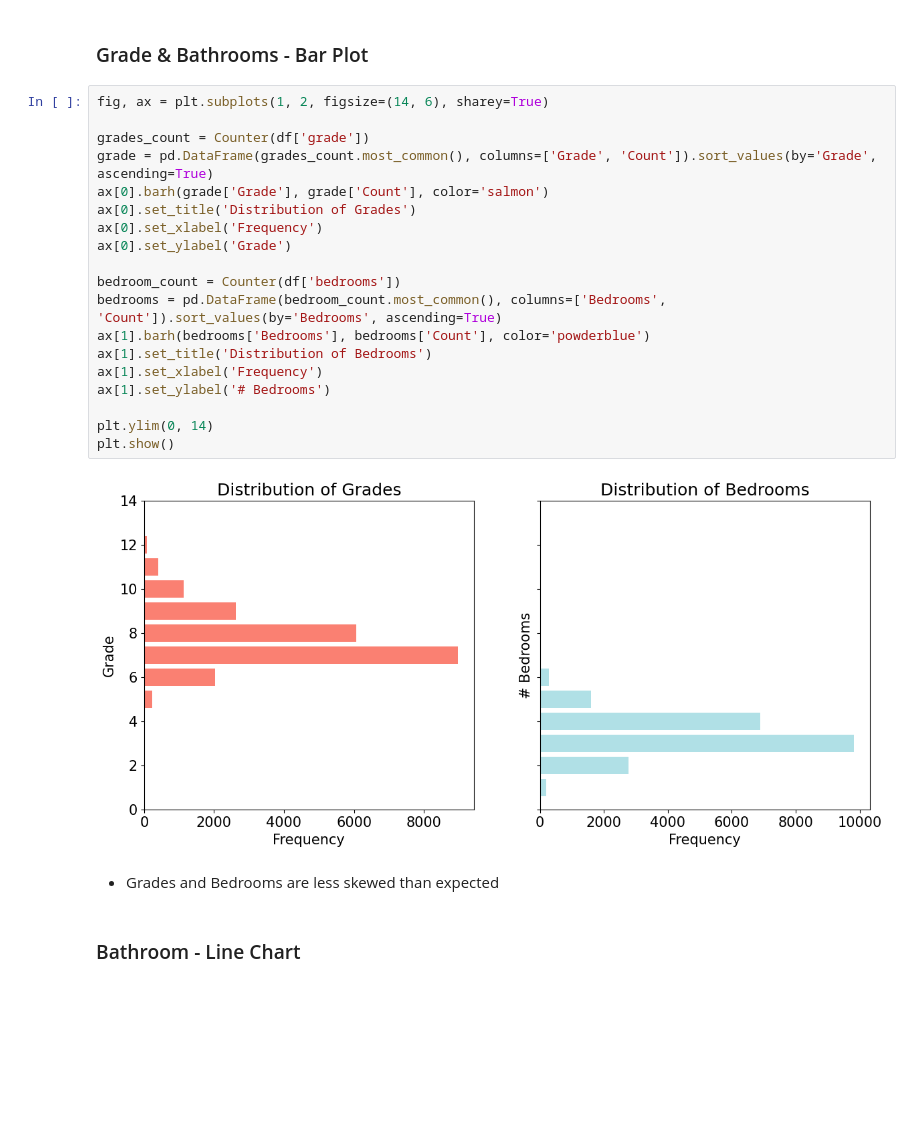
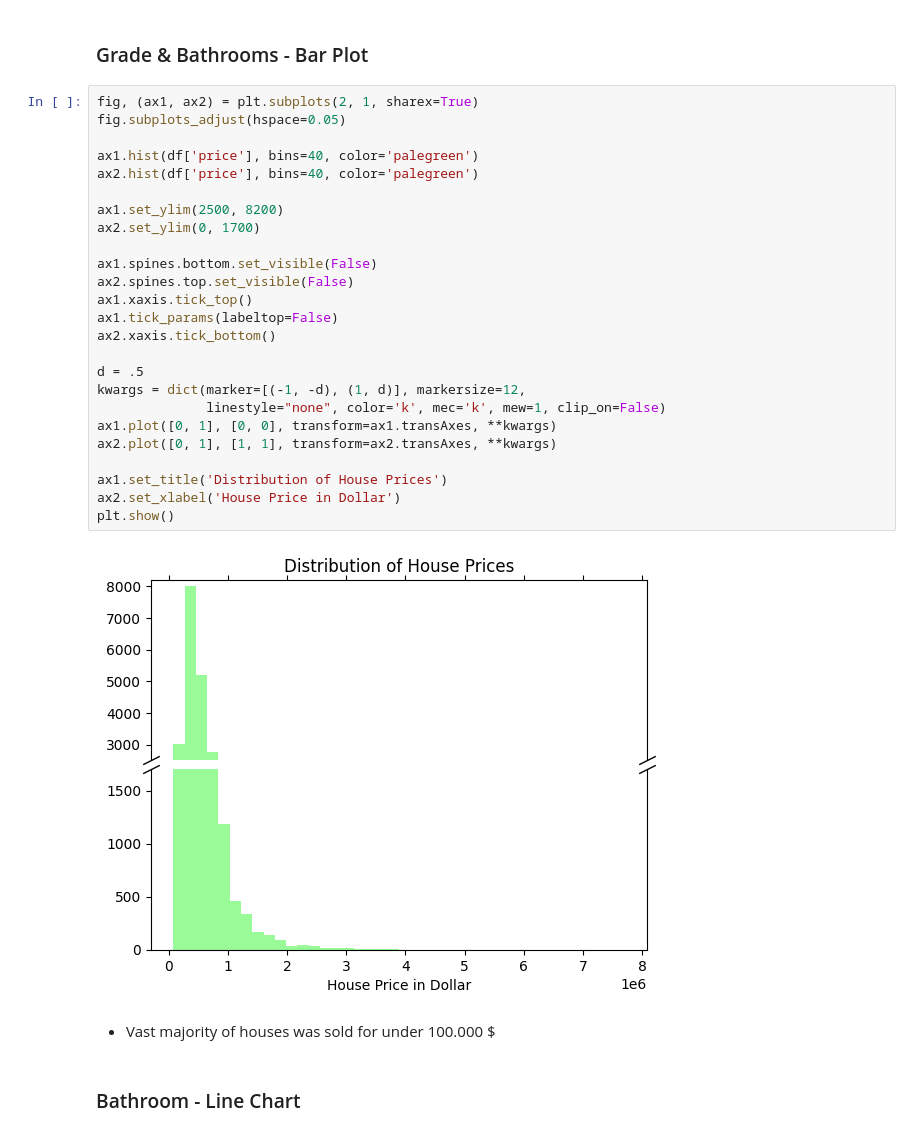
Before and after one commit to simonroebers/House_Sale_Prices, a Jupyter notebook: 1_EDA.ipynb, the cells around one changed output. Cells and saved outputs as stored; diff of their text form; blank space fills up the shorter version.

```diff
--- a/1_EDA.ipynb
+++ b/1_EDA.ipynb
@@ -200,28 +204,34 @@ plt.show()
 # %% [markdown]
 ### Grade & Bathrooms - Bar Plot
-# %%
-fig, ax = plt.subplots(1, 2, figsize=(14, 6), sharey=True)
-
-grades_count = Counter(df['grade'])
-grade = pd.DataFrame(grades_count.most_common(), columns=['Grade', 'Count']).sort_values(by='Grade', ascending=True)
-ax[0].barh(grade['Grade'], grade['Count'], color='salmon')
-ax[0].set_title('Distribution of Grades')
-ax[0].set_xlabel('Frequency')
-ax[0].set_ylabel('Grade')
-
-bedroom_count = Counter(df['bedrooms'])
-bedrooms = pd.DataFrame(bedroom_count.most_common(), columns=['Bedrooms', 'Count']).sort_values(by='Bedrooms', ascending=True)
-ax[1].barh(bedrooms['Bedrooms'], bedrooms['Count'], color='powderblue')
-ax[1].set_title('Distribution of Bedrooms')
-ax[1].set_xlabel('Frequency')
-ax[1].set_ylabel('# Bedrooms')
-
-plt.ylim(0, 14)
-plt.show()
-# %% [output]
-[figure, removed]
-# %% [markdown]
-- Grades and Bedrooms are less skewed than expected
+# %%
+fig, (ax1, ax2) = plt.subplots(2, 1, sharex=True)
+fig.subplots_adjust(hspace=0.05)
+
+ax1.hist(df['price'], bins=40, color='palegreen')
+ax2.hist(df['price'], bins=40, color='palegreen')
+
+ax1.set_ylim(2500, 8200)
+ax2.set_ylim(0, 1700)
+
+ax1.spines.bottom.set_visible(False)
+ax2.spines.top.set_visible(False)
+ax1.xaxis.tick_top()
+ax1.tick_params(labeltop=False)
+ax2.xaxis.tick_bottom()
+
+d = .5
+kwargs = dict(marker=[(-1, -d), (1, d)], markersize=12,
+              linestyle="none", color='k', mec='k', mew=1, clip_on=False)
+ax1.plot([0, 1], [0, 0], transform=ax1.transAxes, **kwargs)
+ax2.plot([0, 1], [1, 1], transform=ax2.transAxes, **kwargs)
+
+ax1.set_title('Distribution of House Prices')
+ax2.set_xlabel('House Price in Dollar')
+plt.show()
+# %% [output]
+[figure, added]
+# %% [markdown]
+- Vast majority of houses was sold for under 100.000 $
 # %% [markdown]
 ### Bathroom - Line Chart
 # %%
```
Also changed, not shown: parts of 4 cells of this notebook.
